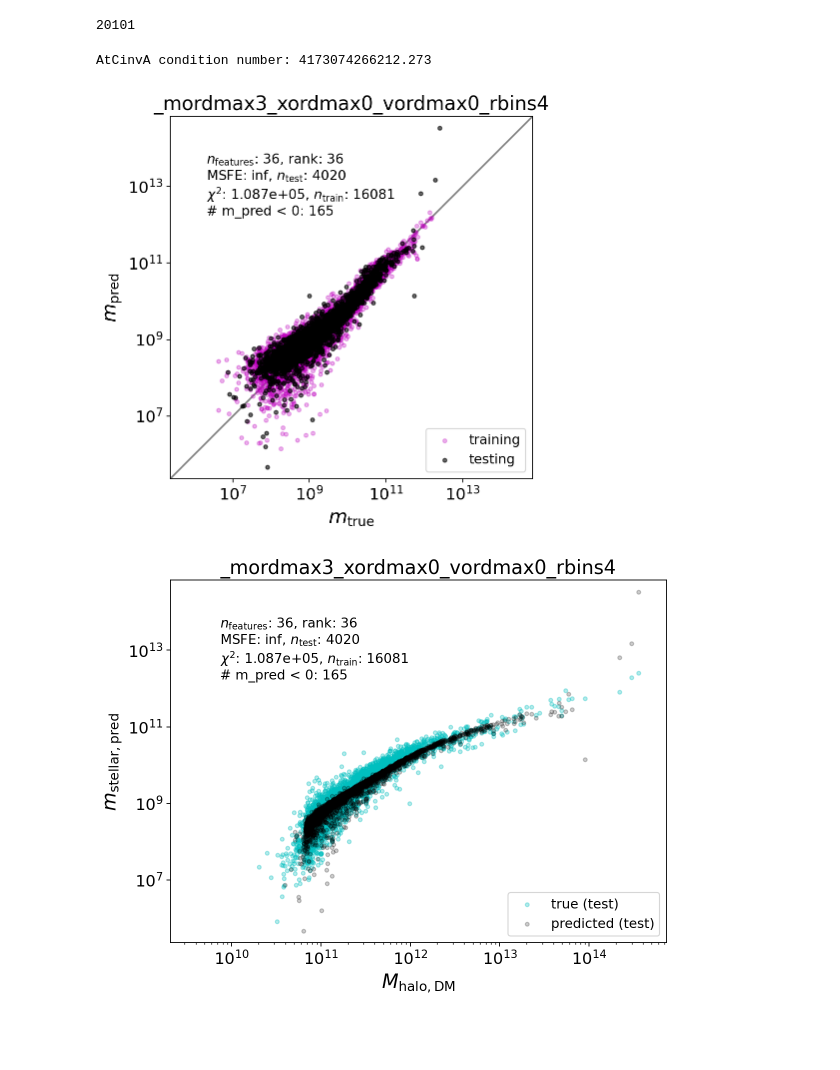
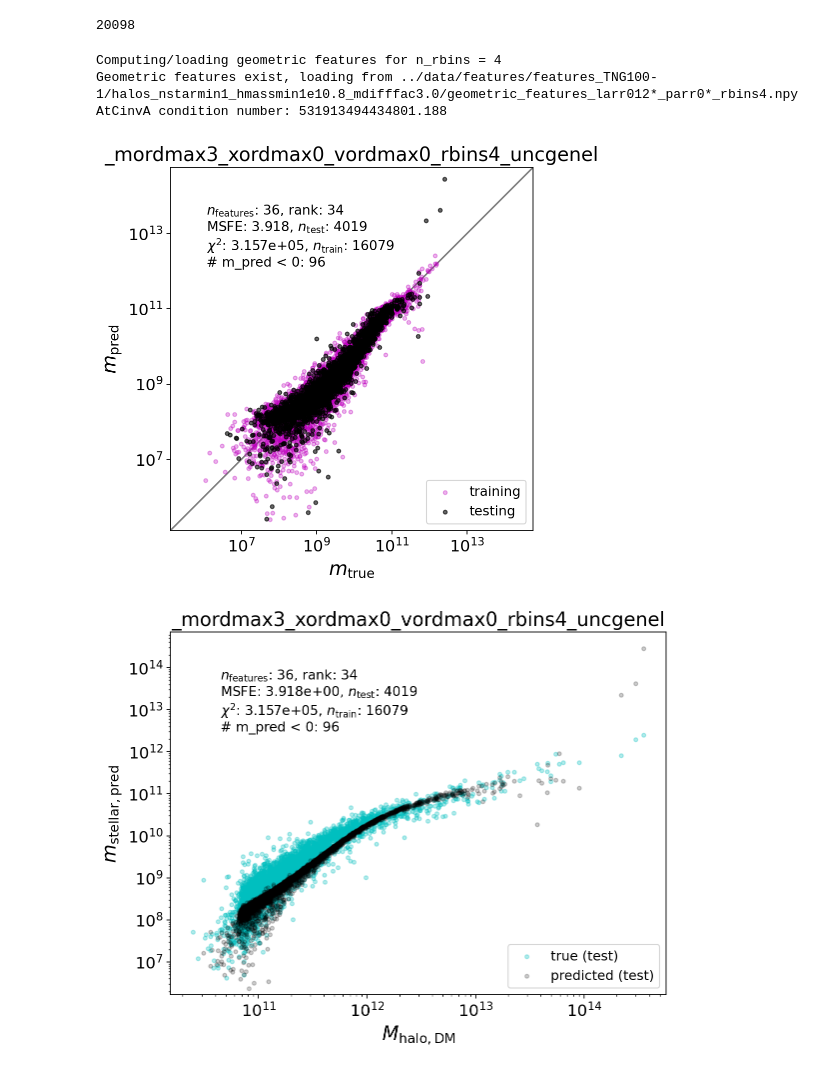
Before and after one commit to kstoreyf/equivariant-cosmology, a Jupyter notebook: notebooks/2022-03-09_fit_from_features.ipynb, the cells around one changed output. Cells and saved outputs as stored; diff of their text form; code cells hidden in the pictures; blank space fills up the shorter version.

Commit message:
update for clear comparison plots

```diff
--- a/notebooks/2022-03-09_fit_from_features.ipynb
+++ b/notebooks/2022-03-09_fit_from_features.ipynb
@@ -67,7 +67,7 @@ sim_name = 'TNG100-1'
 sim_name_dark = 'TNG100-1-Dark'
 snap_num_str = '099' # z = 0
 # %%
-num_star_particles_min = None
+num_star_particles_min = 1
 halo_mass_min = 10**10.8
 halo_mass_min_str = '1e10.8'
 halo_mass_max = None
@@ -108,14 +108,17 @@ uncertainties = np.sqrt((0.1*featurizer.y_scalar)**2 + uncertainty_floor**2) # u
 # %%
-# logmstellar_bins = np.linspace(8.5, 11, 6)
-# logmstellar_bins = np.array([5] + list(logmstellar_bins) + [13])
-# print(logmstellar_bins)
-# # added estimates on either end
-# stdev_dict = {'TNG50-4': np.array([0.4, 0.28, 0.23, 0.12, 0.05, 0.04, 0.04]), # epsilon=4, similar to tng50-4
-#               'TNG100-1': np.array([0.15, 0.08, 0.06, 0.04, 0.03, 0.04, 0.04]), # epsilon=1, similar to tng100-1
-#              }
+logmstellar_bins = np.linspace(8.5, 11, 6)
+logmstellar_bins = np.array([5] + list(logmstellar_bins) + [13])
+print(logmstellar_bins)
+# added estimates on either end
+stdev_dict = {'TNG50-4': np.array([0.4, 0.28, 0.23, 0.12, 0.05, 0.04, 0.04]), # epsilon=4, similar to tng50-4
+              'TNG100-1': np.array([0.15, 0.08, 0.06, 0.04, 0.03, 0.04, 0.04]), # epsilon=1, similar to tng100-1
+             }
 
-# logyscalar = np.log10(featurizer.y_scalar*mass_multiplier)
-# idxs_mbins = np.digitize(logyscalar, logmstellar_bins)
+logyscalar = np.log10(featurizer.y_scalar*mass_multiplier)
+idxs_mbins = np.digitize(logyscalar, logmstellar_bins)
 
-# stdevs = stdev_dict[sim_name][idxs_mbins-1]
-# uncertainties = stdevs * featurizer.y_scalar
+stdevs = stdev_dict[sim_name][idxs_mbins-1]
+uncertainties = stdevs * featurizer.y_scalar * np.log(10.0)
+# hack to deal with 0-stellar-mass objects
+uncertainties[uncertainties==0] = stdev_dict[sim_name][0] * 10**logmstellar_bins[0]/mass_multiplier
+print(stdev_dict[sim_name][0]*10**logmstellar_bins[0]/mass_multiplier, 2e8/mass_multiplier)
@@ -144,10 +150,13 @@ Text(0, 0.5, '$M_\\mathrm{stellar}$')
 # %%
 print(featurizer.N_halos)
 # %% [output]
-20101
+20098
 # %%
 for n_rbins in n_rbins_arr:
+
     r_edges = np.linspace(0, 1, n_rbins+1)
+    print("Computing/loading geometric features for n_rbins =", n_rbins)
+    featurizer.compute_geometric_features(r_edges, l_arr, p_arr, r_units=r_units)
 
     for m_order_max in m_order_max_arr:
         for x_order_max in x_order_max_arr:
@@ -168,35 +177,42 @@ for n_rbins in n_rbins_arr:
                     plot_eigenvalues(fitter)
 
                 u, s, v = np.linalg.svd(fitter.AtCinvA, full_matrices=False)
-                print('AtCinvA condition number:',  np.max(s)/np.min(s))
+                print(f'AtCinvA condition number: {np.max(s)/np.min(s):.3f}')
 
                 # Extract arrays and plot
                 y_true = fitter.y_scalar_test*mass_multiplier
                 y_pred = fitter.y_scalar_pred*mass_multiplier
                 msfe_test = np.mean(((y_pred - y_true)/y_true)**2)
 
                 y_train_pred = fitter.predict(fitter.x_scalar_train, fitter.y_val_current_train)*mass_multiplier
                 y_train_true = fitter.y_scalar_train*mass_multiplier
                 chi2_train = fitter.chi2
 
                 save_tag = f'{feature_tag}{tag}'
                 save_fn = f'{plot_dir}/mass_recovery{save_tag}.png'
                 plotter.plot_pred_vs_true(y_true, y_pred, y_train_true, y_train_pred,
                                           fitter, msfe_test, chi2_train, mass_multiplier,
                                           title=save_tag, save_fn=save_fn)
 
                 masses_all = np.array([h['mass_mean200_dark_halo_dm'] for h in featurizer.halo_dicts])*mass_multiplier
                 mass = masses_all[fitter.idx_test]
                 mass_train = masses_all[fitter.idx_train]
 
                 if show_intermediate_plots and n_rbins==1:
                     plot_feature_vs_mass(masses_all, featurizer)
 
                 save_fn = f'{plot_dir}/mass_vs_pred{save_tag}.png'
                 plotter.plot_pred_vs_mass(mass, y_true, y_pred, mass_train, y_train_true, y_train_pred,
                               fitter, msfe_test, chi2_train, mass_multiplier,
                               title=save_tag, save_fn=save_fn)
+
+                plotter.plot_pred_vs_mass(mass, y_true, y_pred, mass_train, y_train_true, y_train_pred,
+                              fitter, msfe_test, chi2_train, mass_multiplier,
+                              title=save_tag, save_fn=save_fn,
+                              logx='linear', logy='linear')
 # %% [output]
-AtCinvA condition number: 4173074266212.273
+Computing/loading geometric features for n_rbins = 4
+Geometric features exist, loading from ../data/features/features_TNG100-1/halos_nstarmin1_hmassmin1e10.8_mdifffac3.0/geometric_features_larr012*_parr0*_rbins4.npy
+AtCinvA condition number: 531913494434801.188
-[figure, old version]
+[figure, new version]
-[figure, old version]
+[figure, new version]
```
Also changed, not shown: parts of 9 cells of this notebook, 6 other files.
